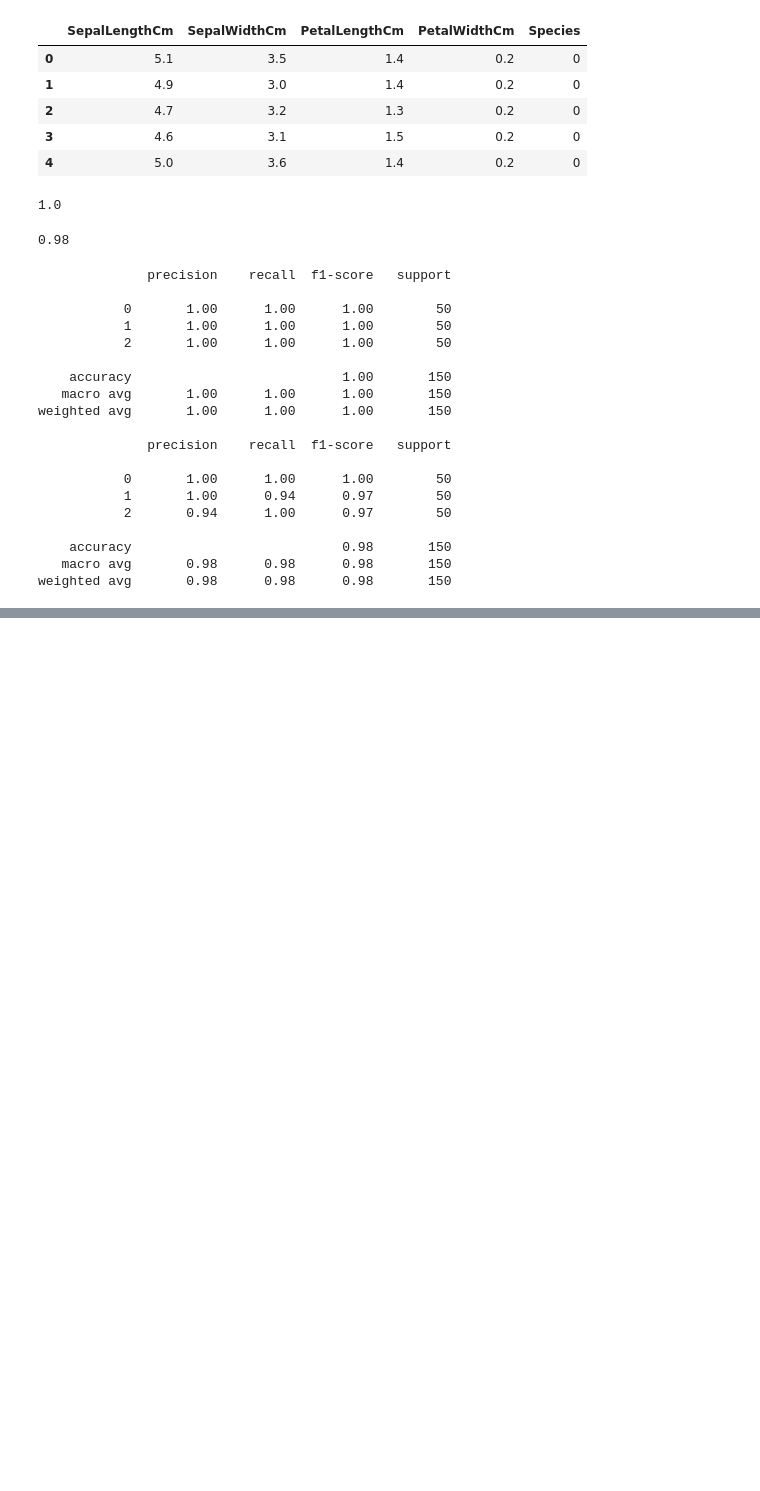
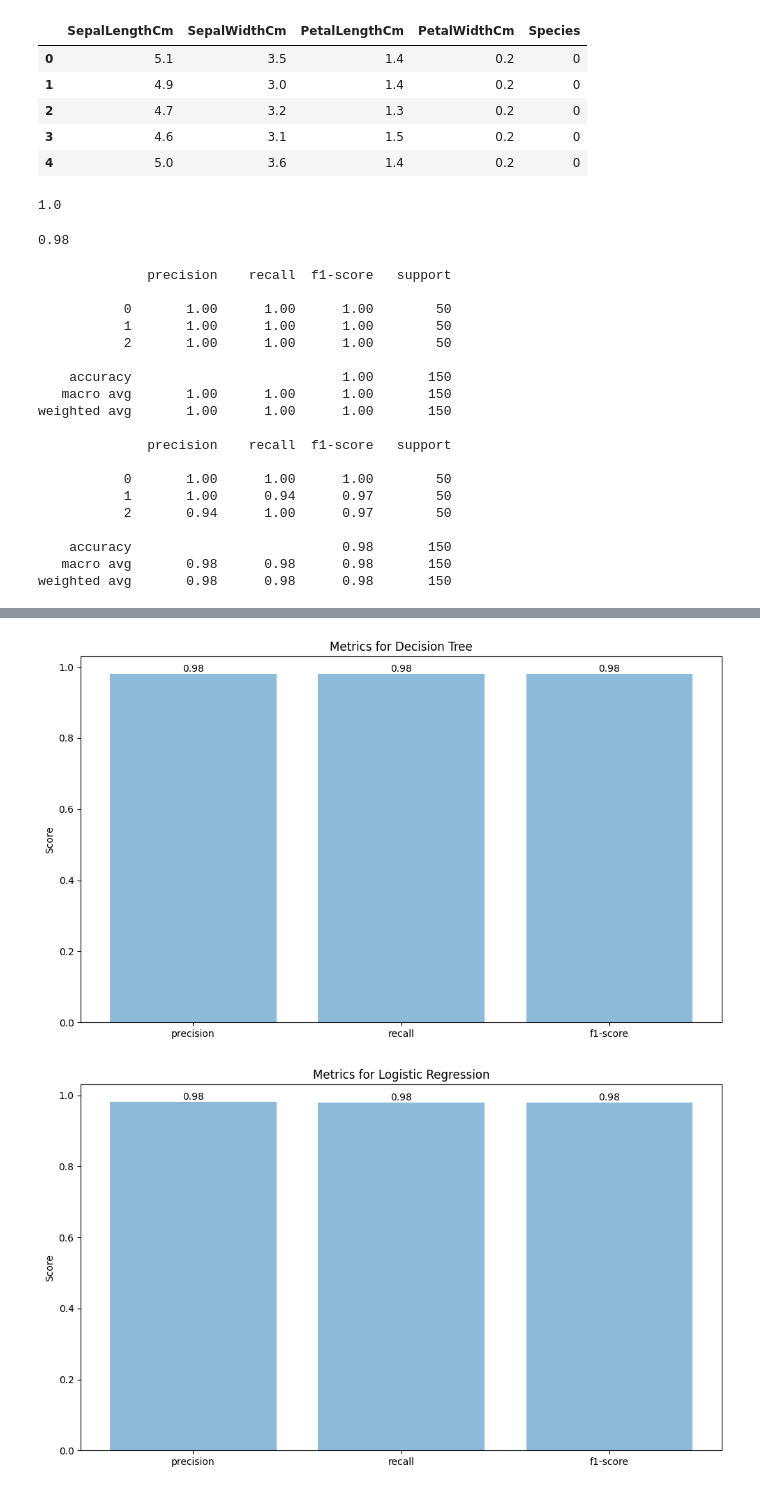
Before and after one commit to KanishkThamman/Iris_AI_model_multiclass, a Jupyter notebook: Iris_Species.ipynb, the cells around one changed output, grey strips where cells are left out. Cells and saved outputs as stored; diff of their text form; code cells hidden in the pictures; blank space fills up the shorter version.

Commit message:
Made 2 new models and had fun.. grapghed the diff in models accuracy

```diff
--- a/Iris_Species.ipynb
+++ b/Iris_Species.ipynb
@@ -227,0 +354,3 @@ weighted avg       0.98      0.98      0.98       150
+# %%
+df_filtered_y = df_filtered['species']
+df_filtered_x = df_filtered.drop('species', axis=1)
@@ -227,0 +414,17 @@ weighted avg       0.98      0.98      0.98       150
+# %%
+# now lets check the classifiaction report of the models on this dataset
+y_pred = model.predict(df_filtered_x)
+accuracy_score(df_filtered_y, y_pred)
+print(classification_report(df_filtered_y, y_pred))
+
+y_pred = lr.predict(df_filtered_x)
+accuracy_score(df_filtered_y, y_pred)
+print(classification_report(df_filtered_y, y_pred))
+
+y_pred = rf.predict(df_filtered_x)
+accuracy_score(df_filtered_y, y_pred)
+print(classification_report(df_filtered_y, y_pred))
+
+y_pred = svc.predict(df_filtered_x)
+accuracy_score(df_filtered_y, y_pred)
+print(classification_report(df_filtered_y, y_pred))
@@ -227,0 +449,45 @@ weighted avg       0.98      0.98      0.98       150
+# %%
+from sklearn.metrics import precision_recall_fscore_support
+import matplotlib.pyplot as plt
+import numpy as np
+
+models = [model, lr, rf, svc]
+model_names = ['Decision Tree', 'Logistic Regression', 'Random Forest', 'Support Vector Machine']
+metrics = ['precision', 'recall', 'f1-score']
+
+for i, model in enumerate(models):
+    try:
+        # Ensure the model is fitted
+        if not hasattr(model, "predict"):
+            print(f"Error: {model_names[i]} is not fitted. Skipping...")
+            continue
+
+        # Make predictions
+        y_pred = model.predict(big_test_x)
+
+        # Calculate metrics
+        precision, recall, f1, _ = precision_recall_fscore_support(big_test_y, y_pred, average='weighted')
+
+        # Create bar plot
+        fig, ax = plt.subplots(figsize=(10, 6))
+        x = np.arange(len(metrics))
+        ax.bar(x, [precision, recall, f1], alpha=0.5)
+
+        # Customize plot
+        ax.set_ylabel('Score')
+        ax.set_title(f'Metrics for {model_names[i]}')
+        ax.set_xticks(x)
+        ax.set_xticklabels(metrics)
+
+        # Add value labels on top of each bar
+        for j, v in enumerate([precision, recall, f1]):
+            ax.text(j, v, f'{v:.2f}', ha='center', va='bottom')
+
+        plt.tight_layout()
+        plt.show()
+
+    except Exception as e:
+        print(f"Error plotting {model_names[i]}: {str(e)}")
+# %% [output]
+[figure, added]
+[figure, added]
```
Also changed, not shown: parts of 20 cells of this notebook.
